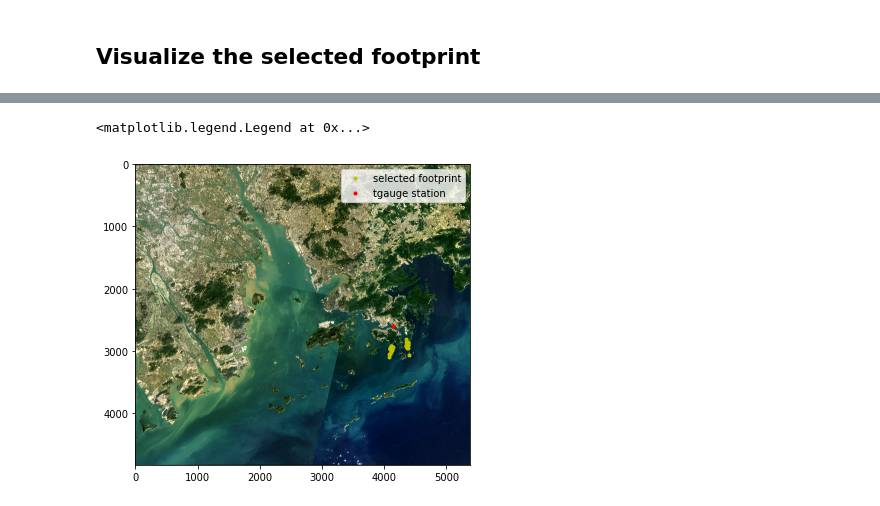
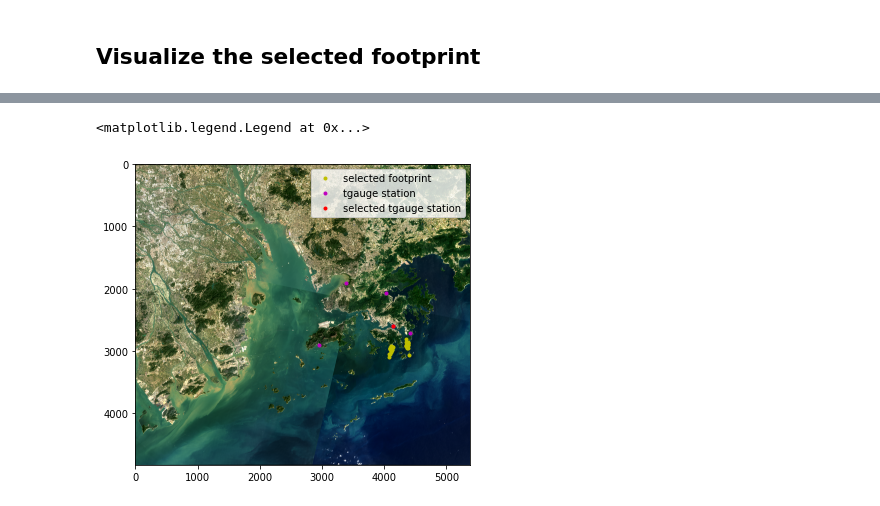
Before and after one commit to xinluo2018/radar-altimetry-tool, a Jupyter notebook: ipynb/test_result.ipynb, the cells around one changed output, grey strips where cells are left out. Cells and saved outputs as stored; diff of their text form; code cells hidden in the pictures.

```diff
--- a/ipynb/test_result.ipynb
+++ b/ipynb/test_result.ipynb
@@ -13,7 +13,7 @@ from coor_convert import geo2imagexy
 root_dir = os.path.dirname(os.getcwd())
 dir_result = root_dir+'/results'
 path_metrics_result = root_dir+'/results/metrics_result.nc'
-path_rsimg = root_dir+'/test_data/rs_image/greatbay_l8_img.tif'
+path_rsimg = root_dir+'/data/rs_image/greatbay_l8_img.tif'
 # %%
 l8_img, im_geotrans, im_proj, im_row, im_col, im_bands = readTiff(path_rsimg)
 img_gdal = gdal.Open(path_rsimg)
@@ -31,7 +31,8 @@ def acc_metric(ssha_estimate, ssha_truth):
     return bias, bias_mean, std, std_mean, coef
 # %%
 retrackers = ['ocean', 'ocog', 'ice_sheet', 'sea_ice']
-ssha_label = 'wf_filter'   # nearest (valid footprint) filter or nearest ransac prediction
+ssha_label = 'land_ransac_filter'   # nearest (valid footprint) filter or nearest ransac prediction
+
 metrics_result = xr.Dataset()
 for retracker in retrackers:
     path_result = os.path.join(dir_result, 'result_final_'+ retracker +'.nc')
@@ -111,12 +112,13 @@ Data variables:
 # %%
 ## get image coordinates (row,col).
 col_fps, row_fps = geo2imagexy(lon=result_final['lon_20_ku'], lat=result_final['lat_20_ku'],img_gdal=img_gdal)
 col_tgauge, row_tgauge = geo2imagexy(lon=result_final['lon_tgauge'], lat=result_final['lat_tgauge'],img_gdal=img_gdal)
 plt.figure(figsize=(6,6))
 imgShow(l8_img)
 plt.plot(col_fps, row_fps, 'y.', label='selected footprint')
-plt.plot(col_tgauge, row_tgauge, 'r.', label='tgauge station')
+plt.plot(col_tgauge, row_tgauge, 'm.', label='tgauge station')
+plt.plot(col_tgauge[result_final['tgauge_id']], row_tgauge[result_final['tgauge_id']], 'r.', label='selected tgauge station')
 plt.legend()
 # %% [output]
 <matplotlib.legend.Legend at 0x...>
-[figure, old version]
+[figure, new version]
```
Also changed, not shown: parts of 6 cells of this notebook, 41 other files.
